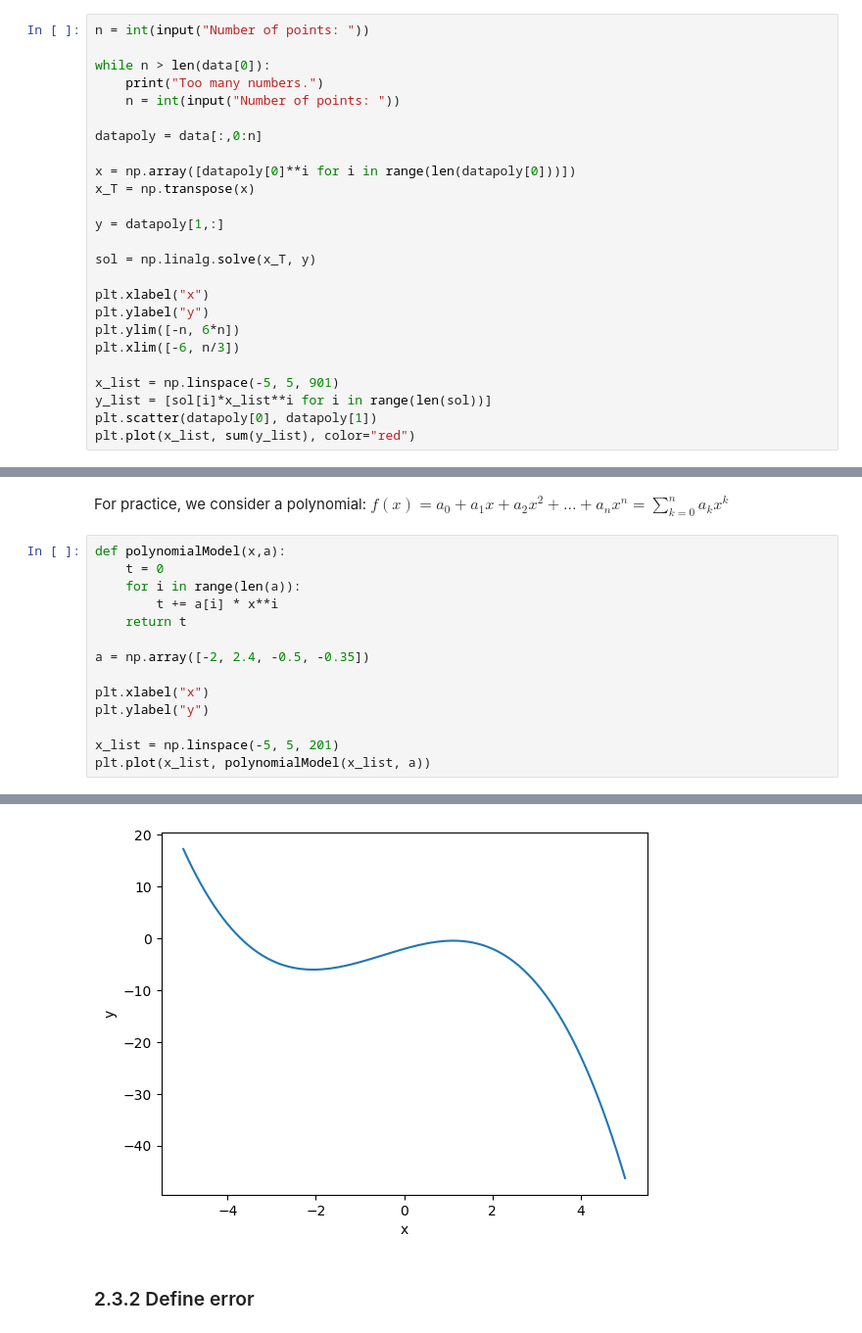
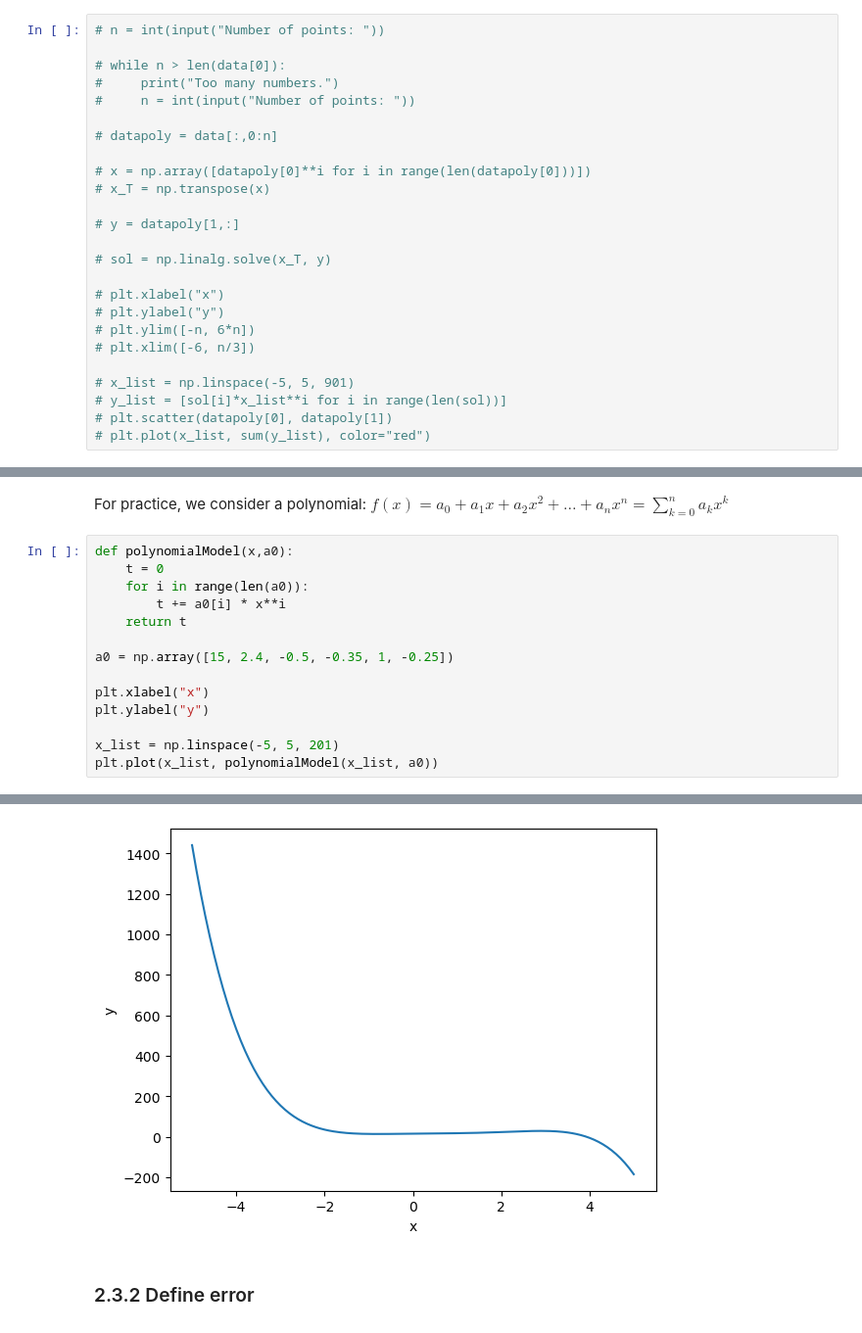
Before and after one commit to Alverd02/Computational-Physics, a Jupyter notebook: Series expansion, interpolation and data fitting/03_Interpolation_template.ipynb, the cells around one changed output, grey strips where cells are left out. Shown at 98% size. Cells and saved outputs as stored; diff of their text form.

```diff
--- a/Series expansion, interpolation and data fitting/03_Interpolation_template.ipynb
+++ b/Series expansion, interpolation and data fitting/03_Interpolation_template.ipynb
@@ -408,27 +390,27 @@ plt.plot(x_list, sum(y_list))
 # %% [markdown]
 ## Generalized procedure for more data
 # %%
-n = int(input("Number of points: "))
+# n = int(input("Number of points: "))
 
-while n > len(data[0]):
-    print("Too many numbers.")
-    n = int(input("Number of points: "))
+# while n > len(data[0]):
+#     print("Too many numbers.")
+#     n = int(input("Number of points: "))
 
-datapoly = data[:,0:n]
+# datapoly = data[:,0:n]
 
-x = np.array([datapoly[0]**i for i in range(len(datapoly[0]))])
-x_T = np.transpose(x)
+# x = np.array([datapoly[0]**i for i in range(len(datapoly[0]))])
+# x_T = np.transpose(x)
 
-y = datapoly[1,:]
+# y = datapoly[1,:]
 
-sol = np.linalg.solve(x_T, y)
+# sol = np.linalg.solve(x_T, y)
 
-plt.xlabel("x")
-plt.ylabel("y")
-plt.ylim([-n, 6*n])
-plt.xlim([-6, n/3])
+# plt.xlabel("x")
+# plt.ylabel("y")
+# plt.ylim([-n, 6*n])
+# plt.xlim([-6, n/3])
 
-x_list = np.linspace(-5, 5, 901)
-y_list = [sol[i]*x_list**i for i in range(len(sol))]
-plt.scatter(datapoly[0], datapoly[1])
-plt.plot(x_list, sum(y_list), color="red")
+# x_list = np.linspace(-5, 5, 901)
+# y_list = [sol[i]*x_list**i for i in range(len(sol))]
+# plt.scatter(datapoly[0], datapoly[1])
+# plt.plot(x_list, sum(y_list), color="red")
@@ -445,22 +423,22 @@ Choose ideal parameters of a (physically motivated) model function such that err
 # %% [markdown]
 For practice, we consider a polynomial: \\( f(x) = a_0 + a_1 x + a_2 x^2 + \dots + a_n x^n = \sum_{k=0}^n a_k x^k\\)
 # %%
-def polynomialModel(x,a):
+def polynomialModel(x,a0):
     t = 0
-    for i in range(len(a)):
-        t += a[i] * x**i
+    for i in range(len(a0)):
+        t += a0[i] * x**i
     return t
 
-a = np.array([-2, 2.4, -0.5, -0.35])
+a0 = np.array([15, 2.4, -0.5, -0.35, 1, -0.25])
 
 plt.xlabel("x")
 plt.ylabel("y")
 
 x_list = np.linspace(-5, 5, 201)
-plt.plot(x_list, polynomialModel(x_list, a))
+plt.plot(x_list, polynomialModel(x_list, a0))
 # %% [output]
 [<matplotlib.lines.Line2D at 0x...>]
-[figure, old version]
+[figure, new version]
 # %% [markdown]
 ### 2.3.2 Define error
 # %% [markdown]
```
Also changed, not shown: parts of 23 cells of this notebook.
